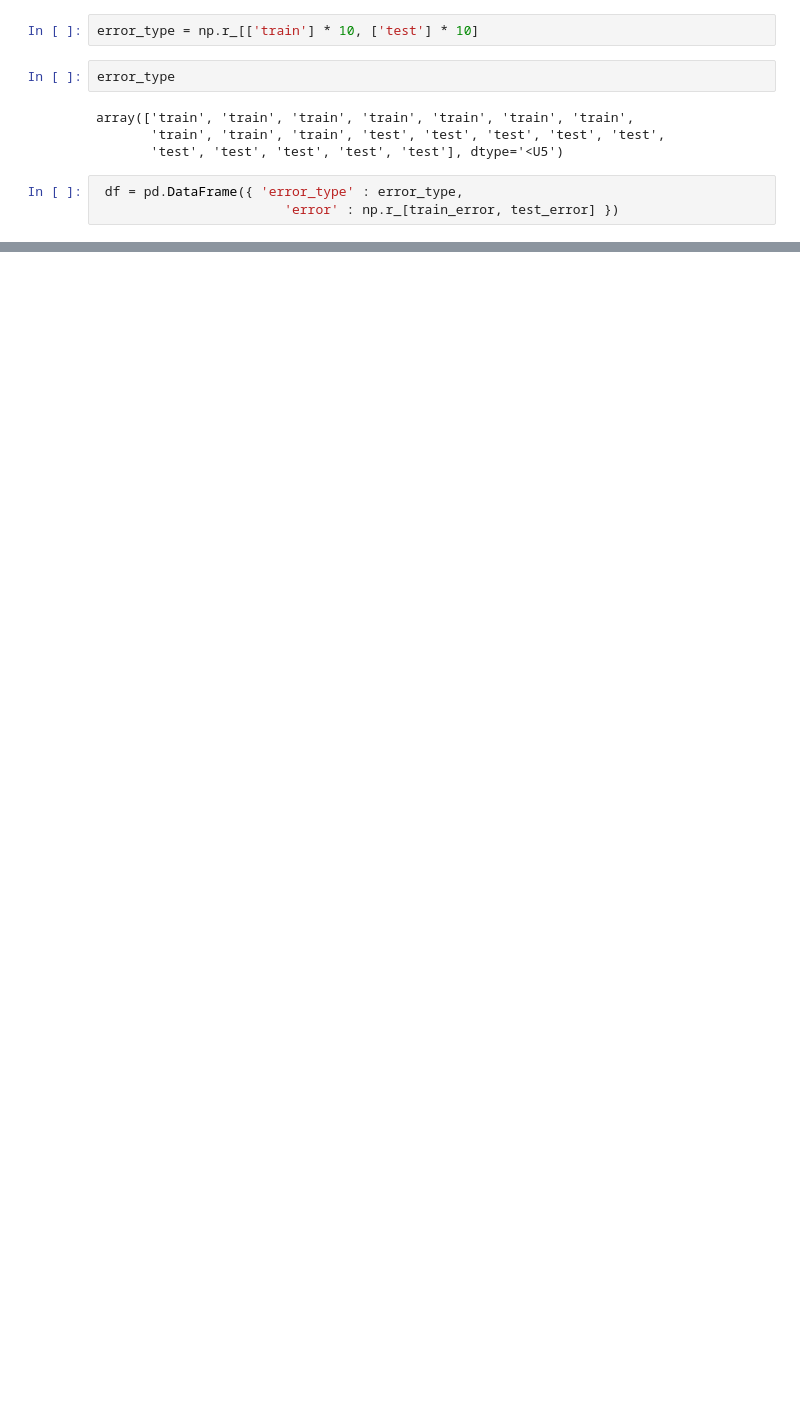
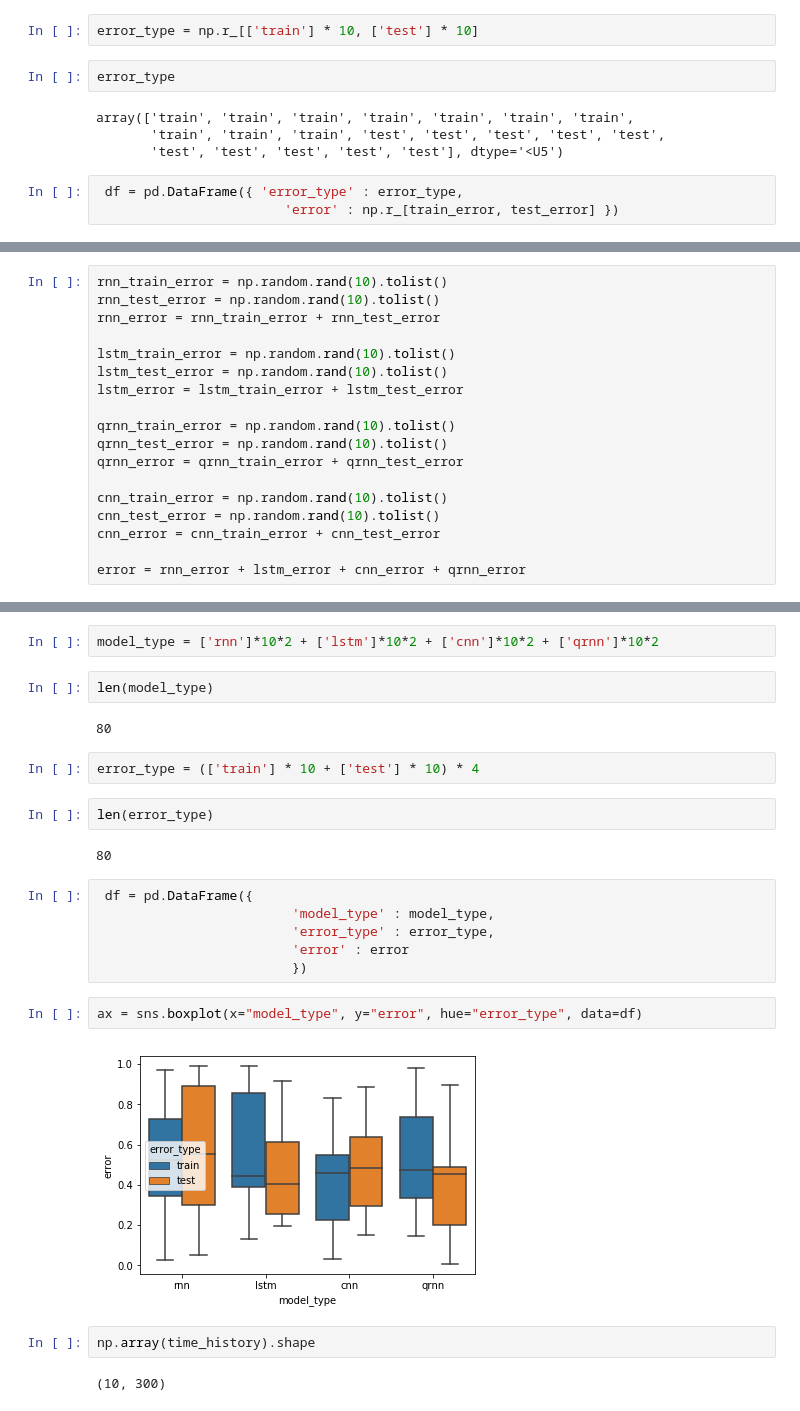
Before and after one commit to takatex/nn-time-sequence-prediction, a Jupyter notebook: Untitled1.ipynb, the cells around one changed output, grey strips where cells are left out. Cells and saved outputs as stored; diff of their text form; blank space fills up the shorter version.

```diff
--- a/Untitled1.ipynb
+++ b/Untitled1.ipynb
@@ -79,0 +105,18 @@ sns.boxplot(x="error_type", y="error", data=df)
+# %%
+rnn_train_error = np.random.rand(10).tolist()
+rnn_test_error = np.random.rand(10).tolist()
+rnn_error = rnn_train_error + rnn_test_error
+
+lstm_train_error = np.random.rand(10).tolist()
+lstm_test_error = np.random.rand(10).tolist()
+lstm_error = lstm_train_error + lstm_test_error
+
+qrnn_train_error = np.random.rand(10).tolist()
+qrnn_test_error = np.random.rand(10).tolist()
+qrnn_error = qrnn_train_error + qrnn_test_error
+
+cnn_train_error = np.random.rand(10).tolist()
+cnn_test_error = np.random.rand(10).tolist()
+cnn_error = cnn_train_error + cnn_test_error
+
+error = rnn_error + lstm_error + cnn_error + qrnn_error
@@ -79,0 +127,26 @@ sns.boxplot(x="error_type", y="error", data=df)
+# %%
+model_type = ['rnn']*10*2 + ['lstm']*10*2 + ['cnn']*10*2 + ['qrnn']*10*2
+# %%
+len(model_type)
+# %% [output]
+80
+# %%
+error_type = (['train'] * 10 + ['test'] * 10) * 4
+# %%
+len(error_type)
+# %% [output]
+80
+# %%
+ df = pd.DataFrame({
+                         'model_type' : model_type,
+                         'error_type' : error_type,
+                         'error' : error
+                         })
+# %%
+ax = sns.boxplot(x="model_type", y="error", hue="error_type", data=df)
+# %% [output]
+[figure, added]
+# %%
+np.array(time_history).shape
+# %% [output]
+(10, 300)
```
Also changed, not shown: parts of 21 cells of this notebook, 18 other files.
